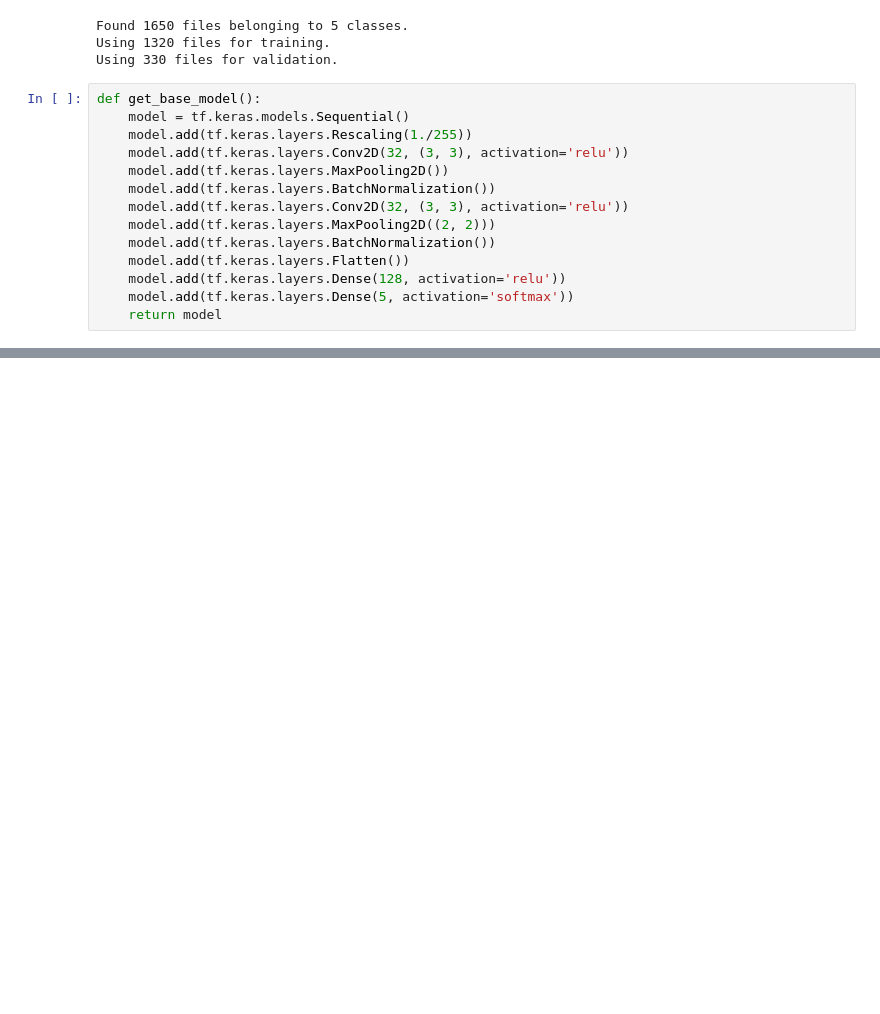
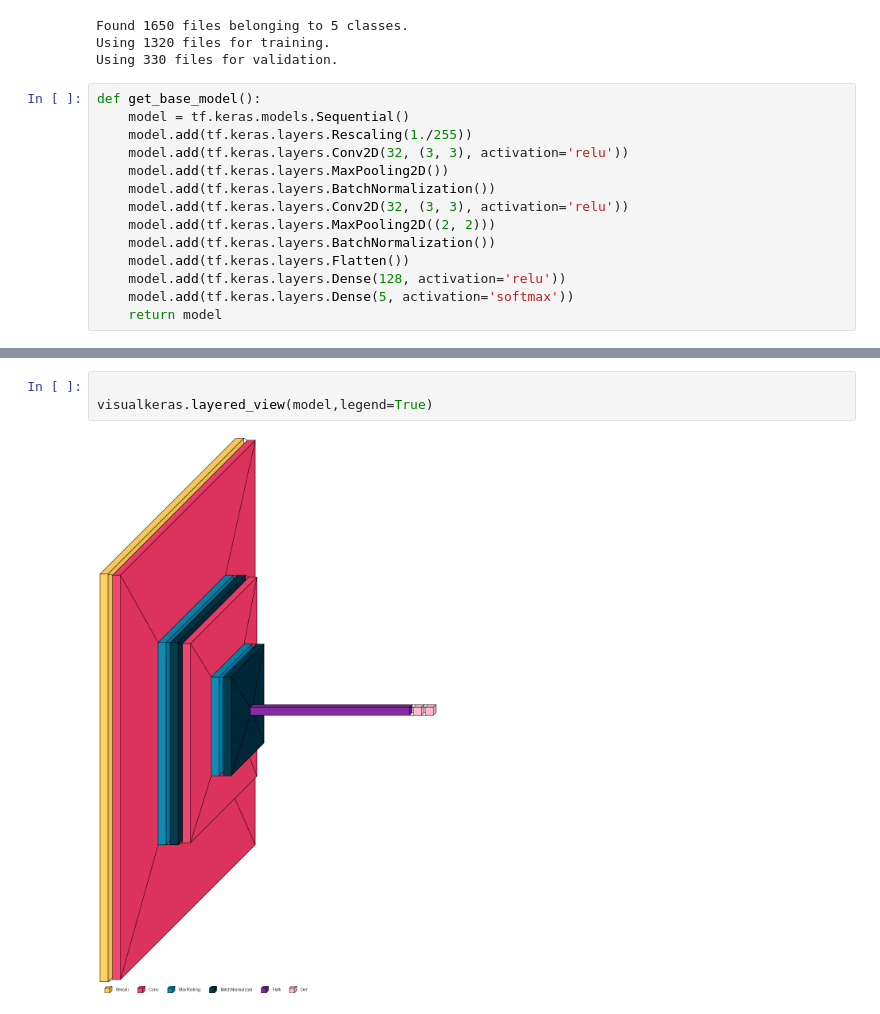
Before and after one commit to ManchiLearning/Knee_Arthritis_Detection, a Jupyter notebook: tensorflow_baseline.ipynb, the cells around one changed output, grey strips where cells are left out. Cells and saved outputs as stored; diff of their text form; blank space fills up the shorter version.

```diff
--- a/tensorflow_baseline.ipynb
+++ b/tensorflow_baseline.ipynb
@@ -32,0 +47,5 @@ Epoch 2/2
+# %%
+
+visualkeras.layered_view(model,legend=True)
+# %% [output]
+[figure, added]
```
Also changed, not shown: parts of 4 cells of this notebook, 1 other file.
